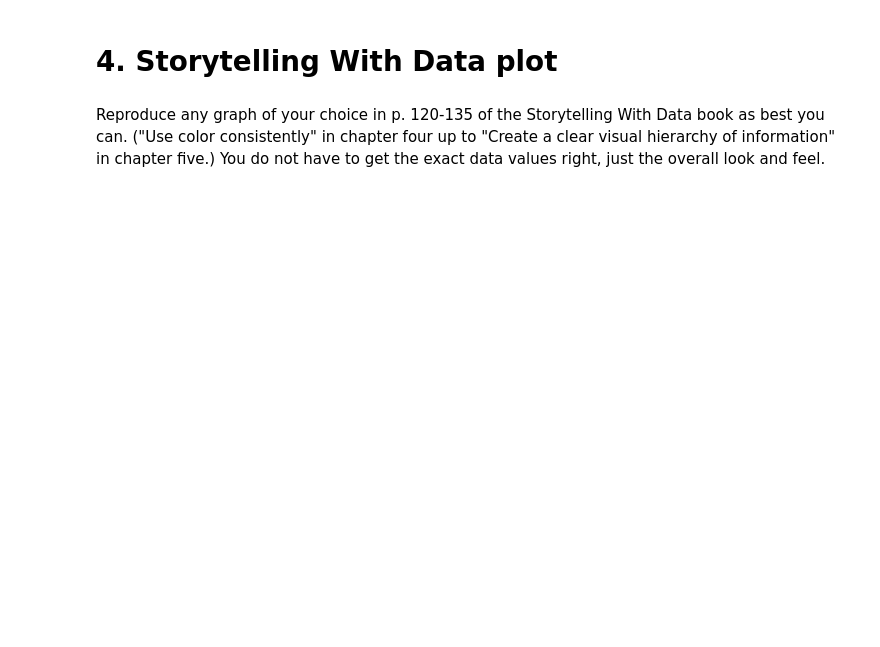
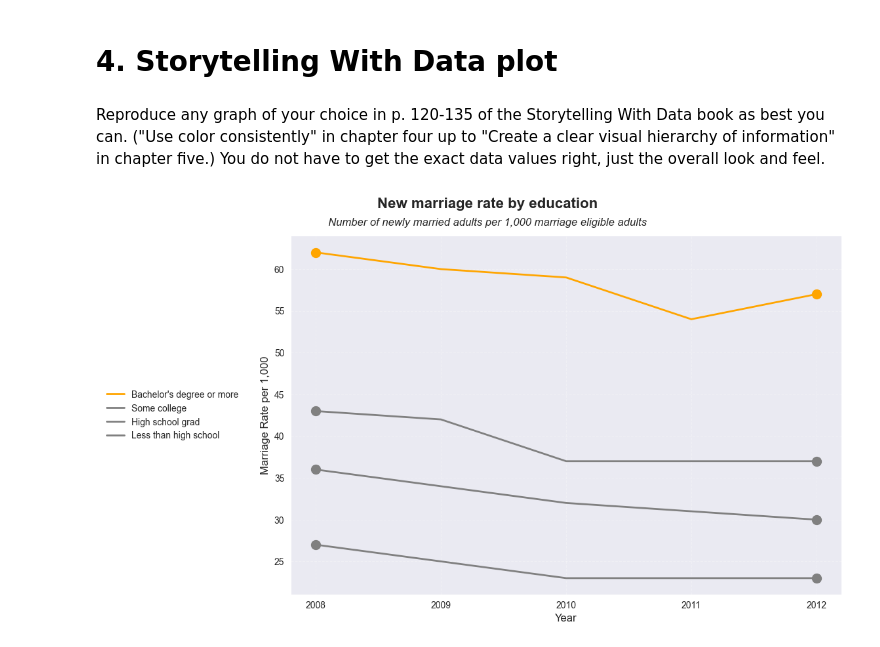
Before and after one commit to reynolkb-bu/bu-cds-dx699-2025-summer, a Jupyter notebook: notebooks/week-8/OMDS-ModB2-Week8-Reynolds-Kyle.ipynb, the cells around one changed output. Saved outputs shown, nothing was run; the diff lists cells and outputs as text; code cells hidden in the pictures; blank space fills up the shorter version.

```diff
--- a/notebooks/week-8/OMDS-ModB2-Week8-Reynolds-Kyle.ipynb
+++ b/notebooks/week-8/OMDS-ModB2-Week8-Reynolds-Kyle.ipynb
@@ -322,3 +398,52 @@ Use linear regression to predict the milk price from the other two, the cheese p
 # 4. Storytelling With Data plot
 # %% [markdown]
 Reproduce any graph of your choice in p. 120-135 of the Storytelling With Data book as best you can.  ("Use color consistently" in chapter four up to "Create a clear visual hierarchy of information" in chapter five.)    You do not have to get the exact data values right, just the overall look and feel.
+# %%
+import matplotlib.pyplot as plt
+import numpy as np
+
+years = [2008, 2009, 2010, 2011, 2012]
+
+data = {
+    "Bachelor's degree or more": [62, 60, 59, 54, 57],
+    "Some college": [43, 42, 37, 37, 37],
+    "High school grad": [36, 34, 32, 31, 30],
+    "Less than high school": [27, 25, 23, 23, 23]
+}
+
+fig, ax = plt.subplots(figsize=(12, 7))
+
+for label, values in data.items():
+    if label == "Bachelor's degree or more":
+        color = 'orange'
+        line = ax.plot(years, values, color=color, linewidth=2, label=label)[0]
+    else:
+        color = 'grey'
+        line = ax.plot(years, values, color=color, linewidth=2, label=label)[0]
+
+    for i, year in enumerate(years):
+        if year in [2008, 2012]:
+            ax.scatter(year, values[i], color=line.get_color(), s=100, zorder=5)
+
+fig.text(0.5, 0.95, 'New marriage rate by education',
+         ha='center', va='center', fontsize=16, fontweight='bold')
+fig.text(0.5, 0.91, 'Number of newly married adults per 1,000 marriage eligible adults',
+         ha='center', va='center', fontsize=12, style='italic')
+
+ax.set_xlabel('Year', fontsize=12)
+ax.set_ylabel('Marriage Rate per 1,000', fontsize=12)
+
+ax.set_xticks(years)
+ax.set_xticklabels(years)
+
+ax.grid(True, alpha=0.3, linestyle='--')
+
+ax.legend(loc='center left', bbox_to_anchor=(-0.35, 0.5), frameon=False)
+
+ax.spines['top'].set_visible(False)
+ax.spines['right'].set_visible(False)
+
+plt.subplots_adjust(left=0.25, right=0.95, top=0.88, bottom=0.1)
+plt.show()
+# %% [output]
+[figure, added]
```
Also changed, not shown: parts of 4 cells of this notebook.
